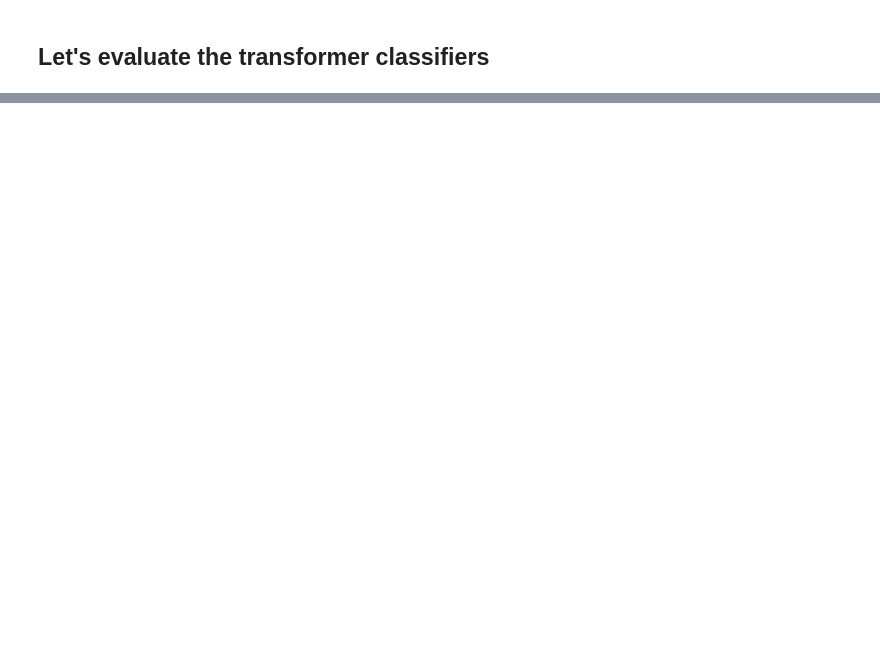
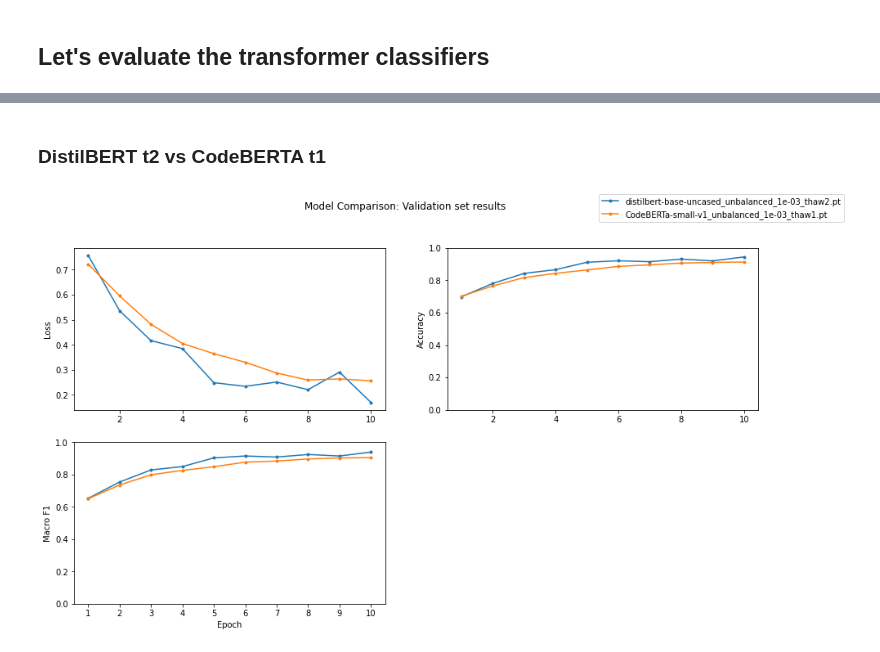
Before and after one commit to backtick-se/docks-master-thesis, a Jupyter notebook: notebooks/transformer_eval.ipynb, the cells around one changed output, grey strips where cells are left out. Cells and saved outputs as stored; diff of their text form; code cells hidden in the pictures; blank space fills up the shorter version.

```diff
--- a/notebooks/transformer_eval.ipynb
+++ b/notebooks/transformer_eval.ipynb
@@ -80,0 +91,6 @@ compare(
+# %% [markdown]
+### DistilBERT t2 vs CodeBERTA t1
+# %%
+compare('distilbert-base-uncased_unbalanced_1e-03_thaw2.pt', 'CodeBERTa-small-v1_unbalanced_1e-03_thaw1.pt',)
+# %% [output]
+[figure, added]
```
Also changed, not shown: parts of 16 cells of this notebook, 1 other file.
